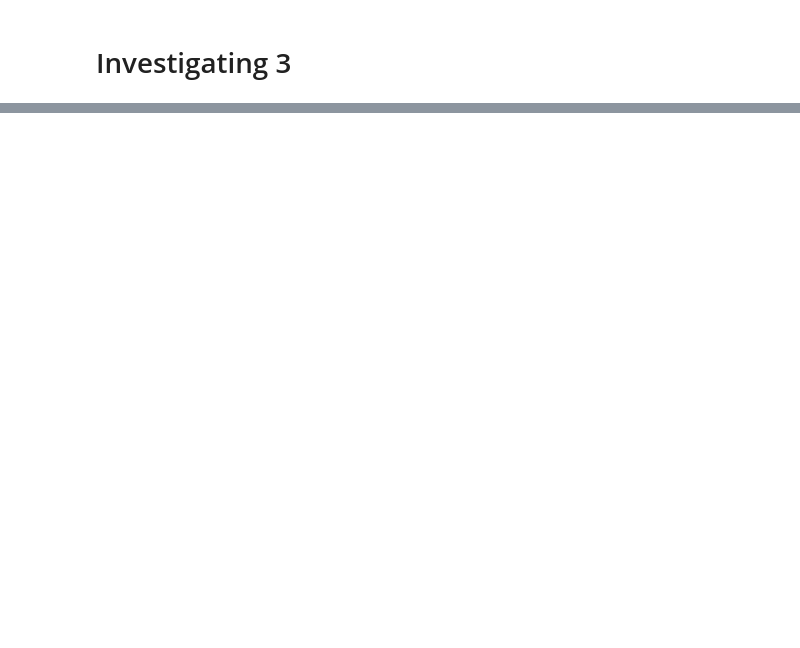
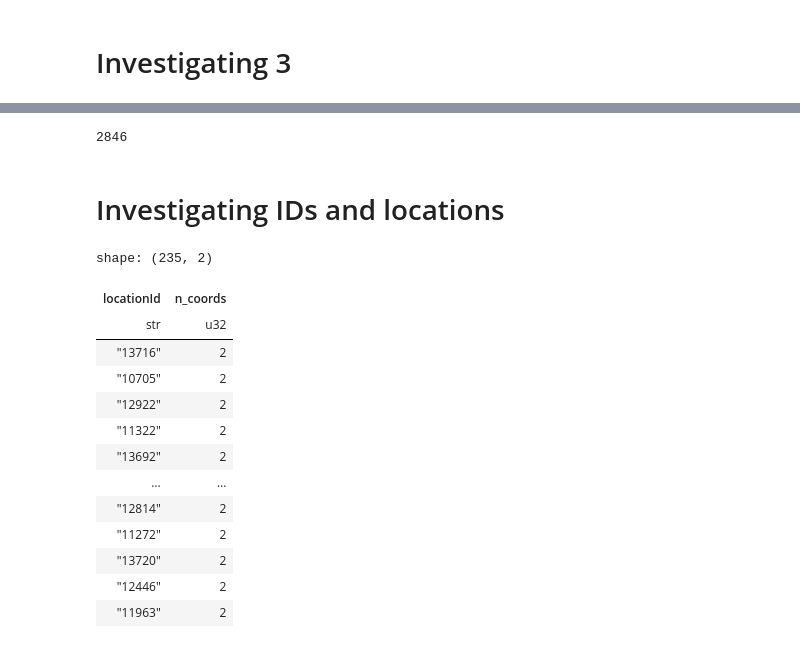
Before and after one commit to digitalterrascope/aqi-data-analysis, a Jupyter notebook: data_testing.ipynb, the cells around one changed output, grey strips where cells are left out. Drawn from its saved outputs; the diff is of its cells as text; code cells hidden in the pictures; blank space fills up the shorter version.

```diff
--- a/data_testing.ipynb
+++ b/data_testing.ipynb
@@ -103,0 +128,25 @@ df_threesremoved.group_by("country").len().sort("len", descending=True)
+# %%
+df.n_unique("locationId")
+# %% [output]
+2846
+# %% [markdown]
+# Investigating IDs and locations
+# %%
+df.group_by("locationId").agg(
+    pl.struct(["lat", "lon"]).n_unique().alias("n_coords")
+).filter(pl.col("n_coords") > 1).sort("n_coords", descending=True)
+# %% [output]
+shape: (235, 2)
+| locationId | n_coords |
+| str | u32 |
+| "13716" | 2 |
+| "10705" | 2 |
+| "12922" | 2 |
+| "11322" | 2 |
+| "13692" | 2 |
+| … | … |
+| "12814" | 2 |
+| "11272" | 2 |
+| "13720" | 2 |
+| "12446" | 2 |
+| "11963" | 2 |
```
Also changed, not shown: parts of 22 cells of this notebook.
